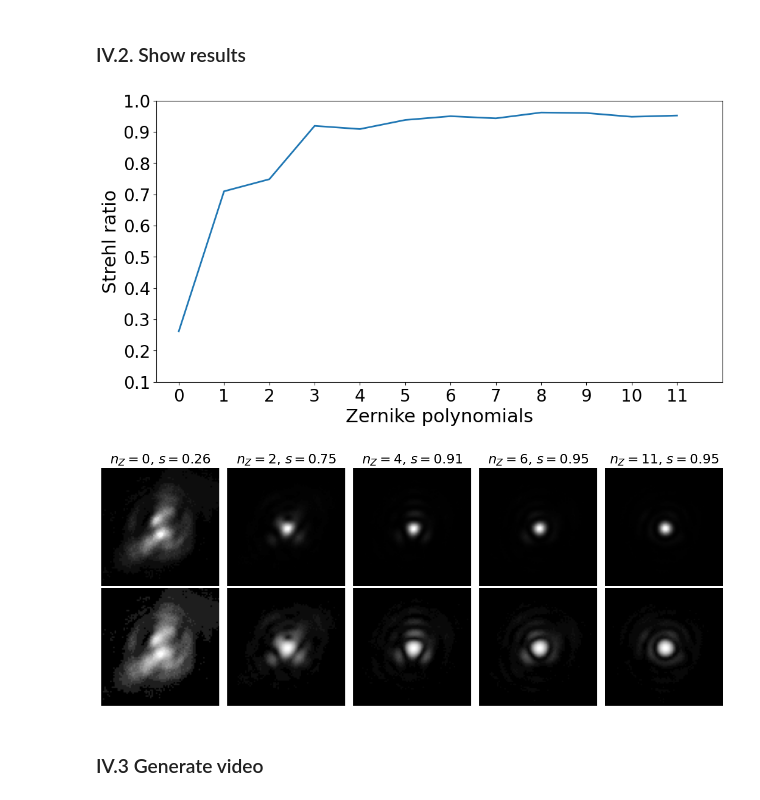
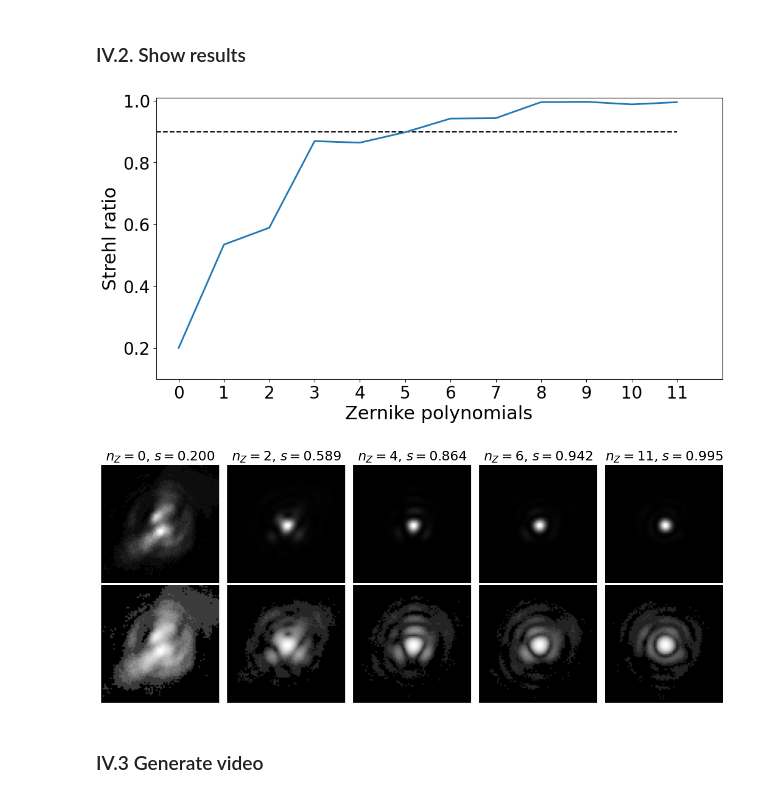
Before and after one commit to wavefrontshaping/tutorial-DMD-setup-2023, a Jupyter notebook: python/Experimental_aberration_correction.ipynb, the cells around one changed output. Drawn from its saved outputs; the diff is of its cells as text; code cells hidden in the pictures.

```diff
--- a/python/Experimental_aberration_correction.ipynb
+++ b/python/Experimental_aberration_correction.ipynb
@@ -12,12 +11,12 @@ import pickle
 # %% [markdown]
 ## I. Load experimental data
 # %%
-DATA_FILE = './data_correction_Zernike4'
+DATA_FILE = './data_correction_Zernike'
 # %%
 with open(DATA_FILE, 'rb') as file:
     data = pickle.load(file)
 # %%
-last_image = data['evol_coeff_imgs'][-1]
+last_image = data['final_last_image']
 resolution = last_image.shape
 # %% [markdown]
 ## II. Generate theoretical best PSF
@@ -103,7 +107,21 @@ vec0 = [a0, f0, cx0, cy0]
+# %%
+# Initial guess parameters
+a0 = 40
+f0 = 1.
+cy0, cx0 = np.array(center)
+vec0 = [a0, f0, cx0, cy0]
+
+
+
+# epsilon for numerical stability
+eps = np.finfo(float).eps*100
 # %%
 # Normalize the experimental last image
-Iexp = normalize(data['evol_coeff_imgs'][-1])
+Iexp = normalize(data['final_last_image'])
 
+def error(A, B):
+    return np.sum(np.abs(A-B))
+    # return np.max(B)/np.max(A)
 
 def f_opt(x):
     '''
@@ -116,8 +134,11 @@ def f_opt(x):
     return cost
 
 # use scipy optimize to find the best fit
-res = minimize(f_opt, [1.]*4)
+bounds = [(0.5, 3), (0.5, 2), (0.95, 1.05), (0.95, 1.05)]
+# res = minimize(f_opt, [1.]*4)
+res = minimize(f_opt, [1.]*4, method = 'Powell', bounds = bounds)
 a, f, cy, cx = [g*f for g,f in zip(res.x, vec0)]
+print(res)
 
 # Best airy disk
 If = get_airy(*res.x)
@@ -208,41 +268,40 @@ strehl_evol = [get_strehl(normalize(I), normalize(If)) for I in data['evol_coeff
 
 plt.figure(figsize = (12,6))
 plt.plot(strehl_evol, linewidth = 2)
 plt.xlabel(r'Zernike polynomials', fontsize = 22)
 plt.ylabel(r'Strehl ratio', fontsize = 22)
-plt.ylim([0.1, 1.])
+plt.ylim([0.1, 1.01])
 plt.xlim([-0.5, len(strehl_evol)])
 plt.xticks(ticks= np.arange(len(strehl_evol)), fontsize=20)
 plt.yticks(fontsize=20)
-# draw horizonta line
-# plt.hlines(0.9, -0.5, len(strehl_evol)-1, linestyle='--', color='k')
+# draw horizonta line at 0.9
+plt.hlines(0.9, -0.5, len(strehl_evol)-1, linestyle='--', color='k')
 plt.savefig('strehl_evol.svg', dpi=300, bbox_inches='tight')
 
 
 to_show = [0,2,4,6,11]
 
 
 w = 80
 plt.figure(figsize = (12,5))
 for i, ind in enumerate(to_show):
     I = normalize(data['evol_coeff_imgs'][ind])
     A = I[int(cx-w//2):int(cx+w//2), int(cy-w//2):int(cy+w//2)]
-    # A = np.sqrt(A)
-    B  =np.log(A+1e-2)
+    B  =np.log(A+ eps)
     plt.subplot(2,len(to_show),i+1)
     plt.imshow(A, cmap='gray')
-    plt.title('$n_Z=$'+f'${ind}$, $s={strehl_evol[ind]:.2f}$', fontsize = 18)
+    plt.title('$n_Z=$'+f'${ind}$, $s={strehl_evol[ind]:.3f}$', fontsize = 18)
     plt.axis('off')
 
     plt.subplot(2,len(to_show),len(to_show)+i+1)
     plt.imshow(B, cmap='gray')
     plt.axis('off')
 
 plt.tight_layout()
 plt.savefig('psf_evol.svg', dpi=300)
 # %% [output]
-[figure, old version]
+[figure, new version]
-[figure, old version]
+[figure, new version]
 # %% [markdown]
 ### IV.3 Generate video
 # %%
```
Also changed, not shown: parts of 11 cells of this notebook, 6 other files.
